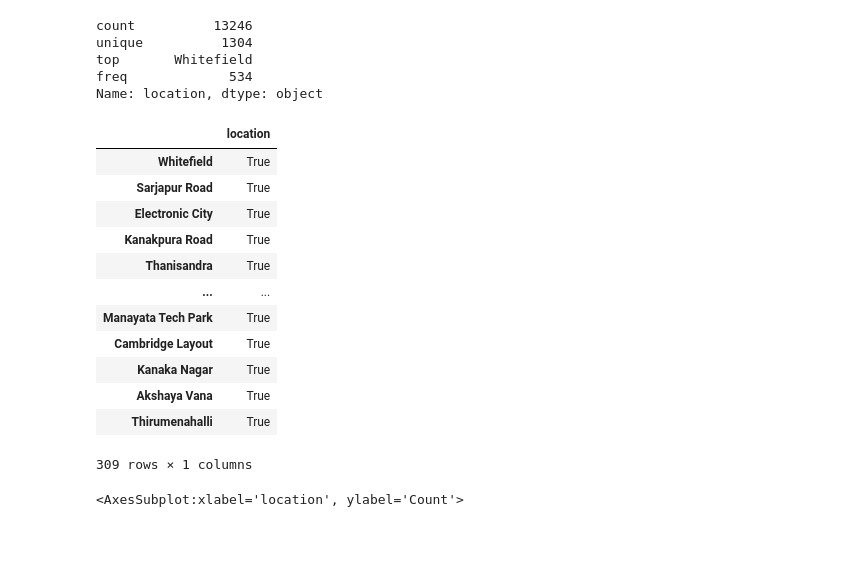
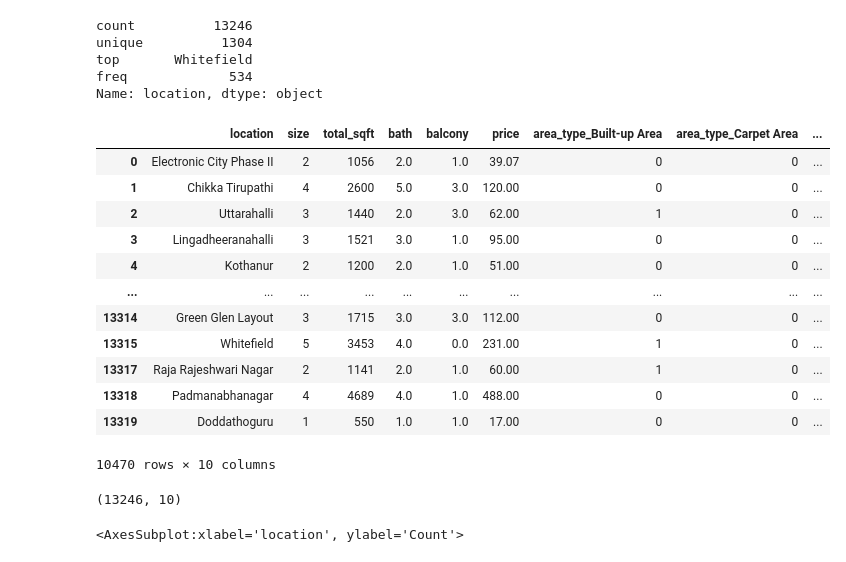
Before and after one commit to adityabommaraju/MachineLearning, a Jupyter notebook: Bangalore House Prediction.ipynb, the cells around one changed output. Saved outputs shown, nothing was run; the diff lists cells and outputs as text; code cells hidden in the pictures.

```diff
--- a/Bangalore House Prediction.ipynb
+++ b/Bangalore House Prediction.ipynb
@@ -268,19 +266,26 @@ temp = pd.DataFrame(df4['location'].value_counts()>7)
-# %%
-temp[temp['location']==True]
-# %% [output]
-|  | location |
-| Whitefield | True |
-| Sarjapur Road | True |
-| Electronic City | True |
-| Kanakpura Road | True |
-| Thanisandra | True |
-| ... | ... |
-| Manayata Tech Park | True |
-| Cambridge Layout | True |
-| Kanaka Nagar | True |
-| Akshaya Vana | True |
-| Thirumenahalli | True |
-309 rows × 1 columns
+# %%
+## not so convinced
+temp = pd.DataFrame(df4['location'].value_counts()<10)
+others = pd.DataFrame(temp[temp['location']==True].reset_index()['index'])
+df4[pd.Series(pd.merge(df4,others,how="left",left_on="location",right_on="index")["index"].isna()).values]
+# %% [output]
+|  | location | size | total_sqft | bath | balcony | price | area_type_Built-up Area | area_type_Carpet Area | ... |
+| 0 | Electronic City Phase II | 2 | 1056 | 2.0 | 1.0 | 39.07 | 0 | 0 | ... |
+| 1 | Chikka Tirupathi | 4 | 2600 | 5.0 | 3.0 | 120.00 | 0 | 0 | ... |
+| 2 | Uttarahalli | 3 | 1440 | 2.0 | 3.0 | 62.00 | 1 | 0 | ... |
+| 3 | Lingadheeranahalli | 3 | 1521 | 3.0 | 1.0 | 95.00 | 0 | 0 | ... |
+| 4 | Kothanur | 2 | 1200 | 2.0 | 1.0 | 51.00 | 0 | 0 | ... |
+| ... | ... | ... | ... | ... | ... | ... | ... | ... | ... |
+| 13314 | Green Glen Layout | 3 | 1715 | 3.0 | 3.0 | 112.00 | 0 | 0 | ... |
+| 13315 | Whitefield | 5 | 3453 | 4.0 | 0.0 | 231.00 | 1 | 0 | ... |
+| 13317 | Raja Rajeshwari Nagar | 2 | 1141 | 2.0 | 1.0 | 60.00 | 1 | 0 | ... |
+| 13318 | Padmanabhanagar | 4 | 4689 | 4.0 | 1.0 | 488.00 | 0 | 0 | ... |
+| 13319 | Doddathoguru | 1 | 550 | 1.0 | 1.0 | 17.00 | 0 | 0 | ... |
+10470 rows × 10 columns
+# %%
+df4.shape
+# %% [output]
+(13246, 10)
 # %%
 sns.histplot(df4['location'])
 # %% [output]
```
Also changed, not shown: parts of 1 cell of this notebook.
